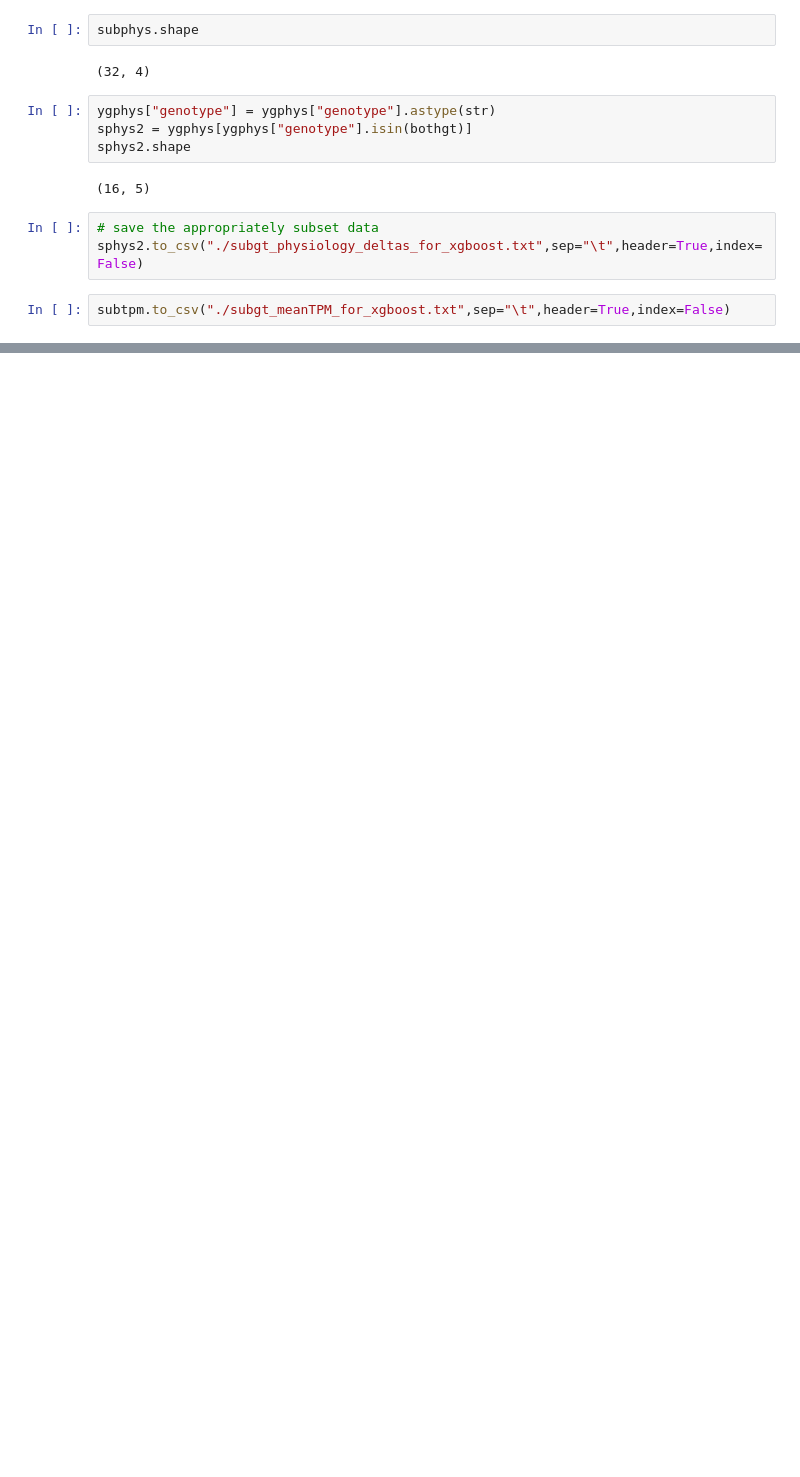
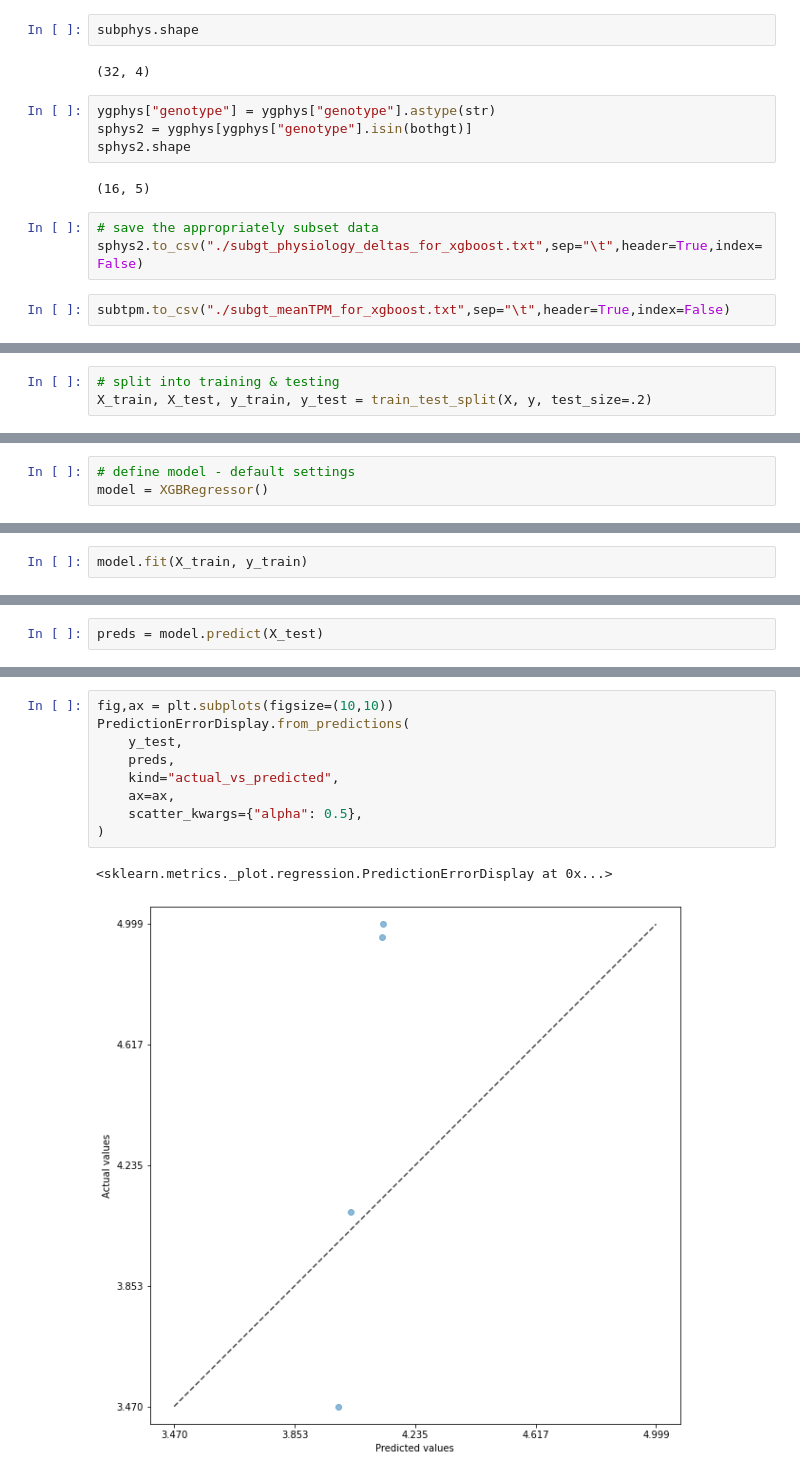
Before and after one commit to achpardo/yucca-genomics, a Jupyter notebook: machine_learning/xgboost_code_development.ipynb, the cells around one changed output, grey strips where cells are left out. Saved outputs shown, nothing was run; the diff lists cells and outputs as text; blank space fills up the shorter version.

```diff
--- a/machine_learning/xgboost_code_development.ipynb
+++ b/machine_learning/xgboost_code_development.ipynb
@@ -207,0 +295,3 @@ subtpm.to_csv("./subgt_meanTPM_for_xgboost.txt",sep="\t",header=True,index=False
+# %%
+# split into training & testing
+X_train, X_test, y_train, y_test = train_test_split(X, y, test_size=.2)
@@ -207,0 +301,3 @@ subtpm.to_csv("./subgt_meanTPM_for_xgboost.txt",sep="\t",header=True,index=False
+# %%
+# define model - default settings
+model = XGBRegressor()
@@ -207,0 +312,2 @@ subtpm.to_csv("./subgt_meanTPM_for_xgboost.txt",sep="\t",header=True,index=False
+# %%
+model.fit(X_train, y_train)
@@ -207,0 +326,2 @@ subtpm.to_csv("./subgt_meanTPM_for_xgboost.txt",sep="\t",header=True,index=False
+# %%
+preds = model.predict(X_test)
@@ -207,0 +341,12 @@ subtpm.to_csv("./subgt_meanTPM_for_xgboost.txt",sep="\t",header=True,index=False
+# %%
+fig,ax = plt.subplots(figsize=(10,10))
+PredictionErrorDisplay.from_predictions(
+    y_test,
+    preds,
+    kind="actual_vs_predicted",
+    ax=ax,
+    scatter_kwargs={"alpha": 0.5},
+)
+# %% [output]
+<sklearn.metrics._plot.regression.PredictionErrorDisplay at 0x...>
+[figure, added]
```
Also changed, not shown: parts of 19 cells of this notebook, 2 other files.
